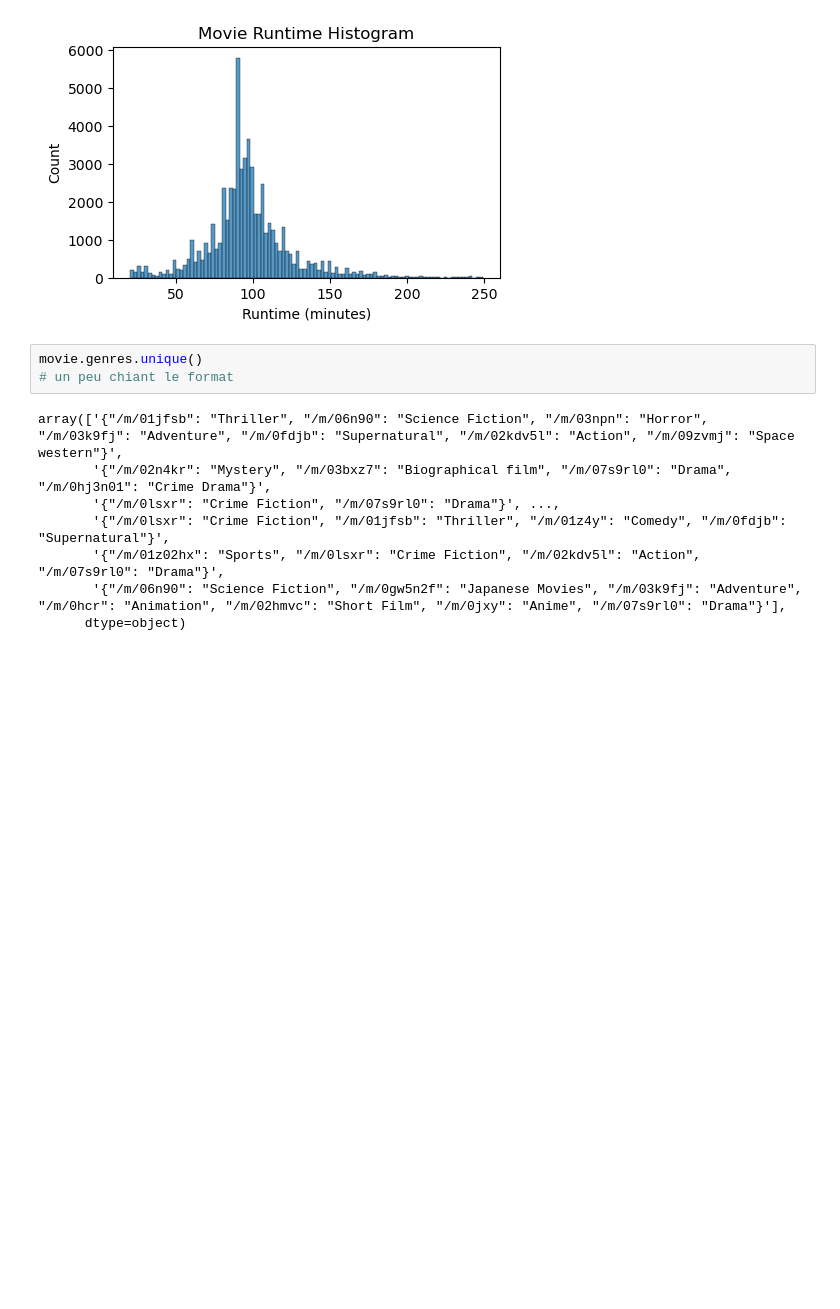
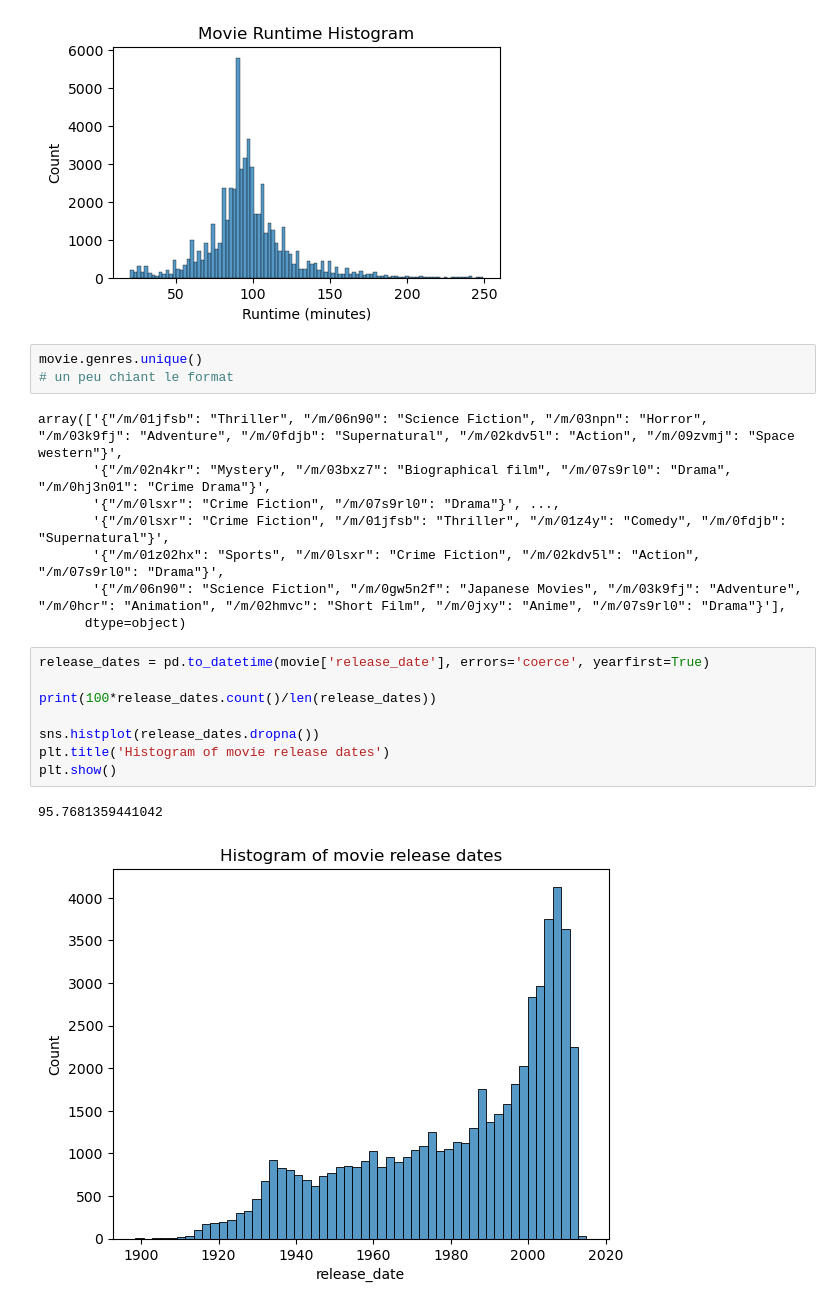
Before and after one commit to epfl-ada/ada-2023-project-lovelace, a Jupyter notebook: Code/first_analysis_jennifer.ipynb, the cells around one changed output. Drawn from its saved outputs; the diff is of its cells as text; blank space fills up the shorter version.

```diff
--- a/Code/first_analysis_jennifer.ipynb
+++ b/Code/first_analysis_jennifer.ipynb
@@ -108,3 +107,14 @@ array(['{"/m/01jfsb": "Thriller", "/m/06n90": "Science Fiction", "/m/03npn": "Ho
        '{"/m/01z02hx": "Sports", "/m/0lsxr": "Crime Fiction", "/m/02kdv5l": "Action", "/m/07s9rl0": "Drama"}',
        '{"/m/06n90": "Science Fiction", "/m/0gw5n2f": "Japanese Movies", "/m/03k9fj": "Adventure", "/m/0hcr": "Animation", "/m/02hmvc": "Short Film", "/m/0jxy": "Anime", "/m/07s9rl0": "Drama"}'],
       dtype=object)
+# %%
+release_dates = pd.to_datetime(movie['release_date'], errors='coerce', yearfirst=True)
+
+print(100*release_dates.count()/len(release_dates))
+
+sns.histplot(release_dates.dropna())
+plt.title('Histogram of movie release dates')
+plt.show()
+# %% [output]
+95.7681359441042
+[figure, added]
```
Also changed, not shown: parts of 11 cells of this notebook.
